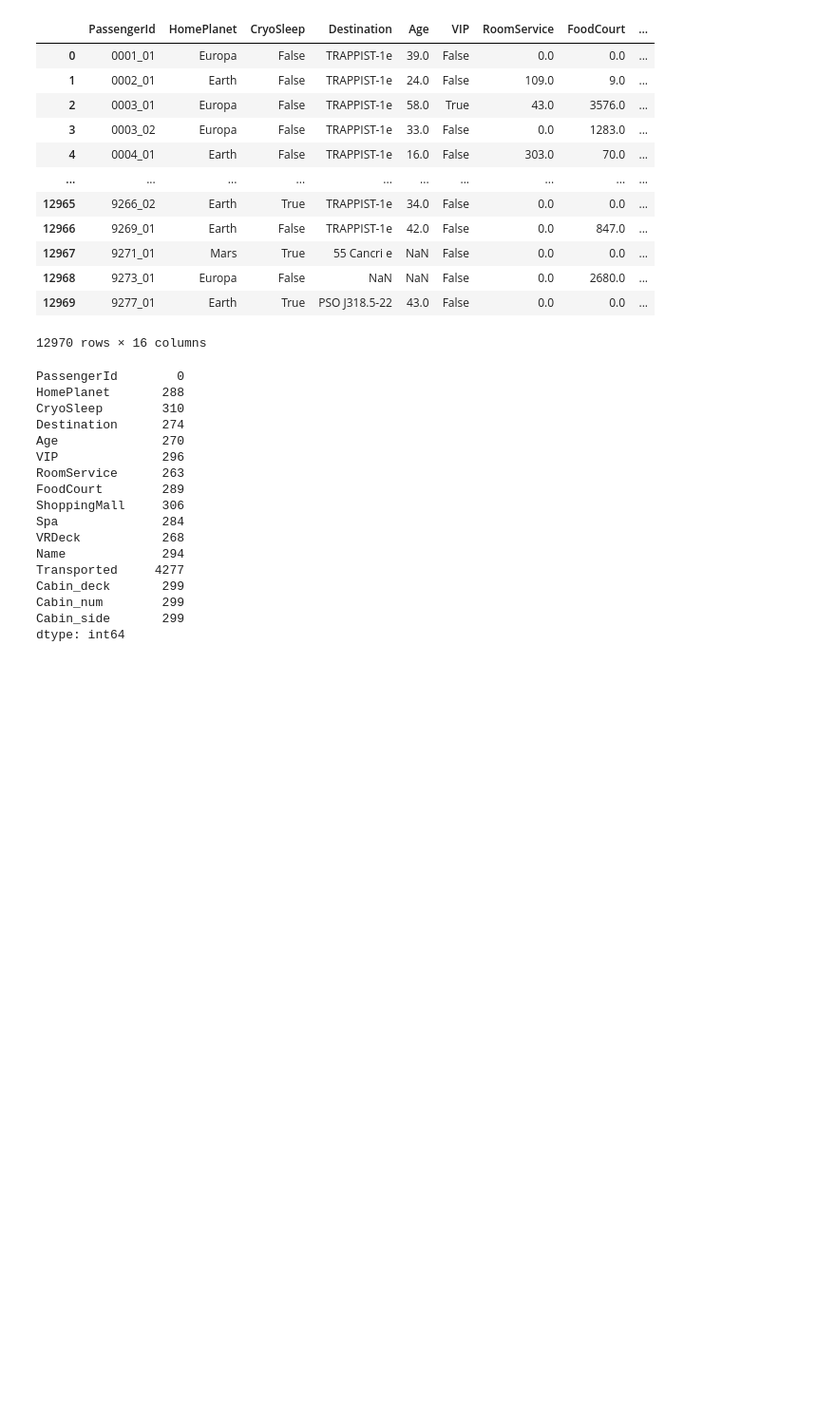
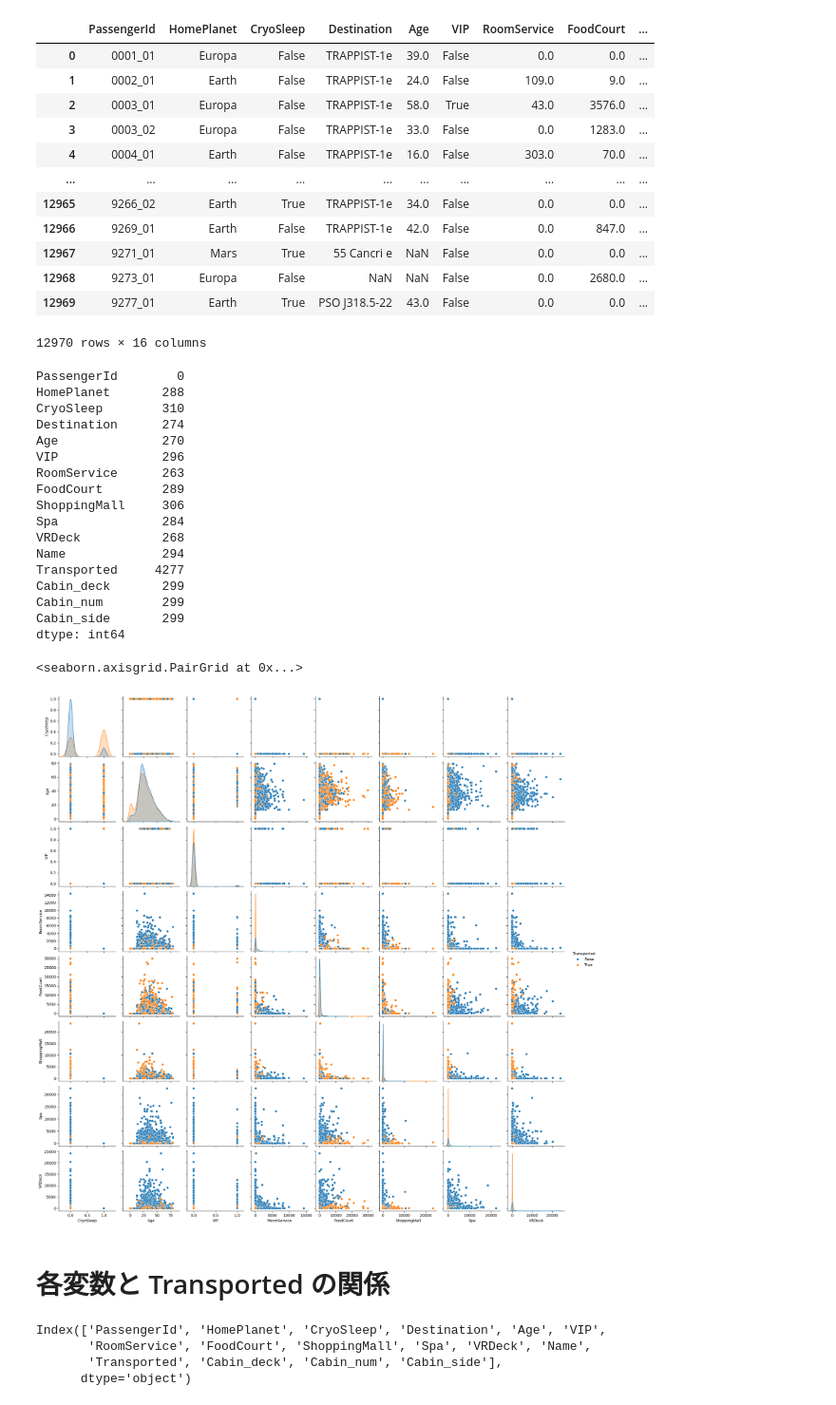
Before and after one commit to peloeil/spaceship_titanic, a Jupyter notebook: src/spaceship_titanic/analysis.ipynb, the cells around one changed output. Shown at 95% size. Cells and saved outputs as stored; diff of their text form; code cells hidden in the pictures; blank space fills up the shorter version.

```diff
--- a/src/spaceship_titanic/analysis.ipynb
+++ b/src/spaceship_titanic/analysis.ipynb
@@ -13,6 +5,6 @@ please provide us feedback at https://github.com/pandas-dev/pandas/issues/54466
 # %%
-train = pd.read_csv('../train.csv')
-test = pd.read_csv('../test.csv')
+train = pd.read_csv('train.csv')
+test = pd.read_csv('test.csv')
 
 display(train.isnull().sum())
 display(test.isnull().sum())
@@ -20,7 +12,6 @@ dataset = pd.concat([train, test], ignore_index=True)
 
 # Cabin列をスラッシュで分割して新しい列として追加
 dataset[['Cabin_deck', 'Cabin_num', 'Cabin_side']] = dataset['Cabin'].str.split('/', expand=True)
-# 元のCabin列を削除
 dataset.drop(columns=['Cabin'], inplace=True)
 
 display(dataset)
@@ -89,0 +79,14 @@ dtype: int64
+# %%
+sns.pairplot(dataset, hue='Transported')
+# %% [output]
+<seaborn.axisgrid.PairGrid at 0x...>
+[figure, added]
+# %% [markdown]
+# 各変数と Transported の関係
+# %%
+display(dataset.columns)
+# %% [output]
+Index(['PassengerId', 'HomePlanet', 'CryoSleep', 'Destination', 'Age', 'VIP',
+       'RoomService', 'FoodCourt', 'ShoppingMall', 'Spa', 'VRDeck', 'Name',
+       'Transported', 'Cabin_deck', 'Cabin_num', 'Cabin_side'],
+      dtype='object')
```
Also changed, not shown: parts of 25 cells of this notebook.
